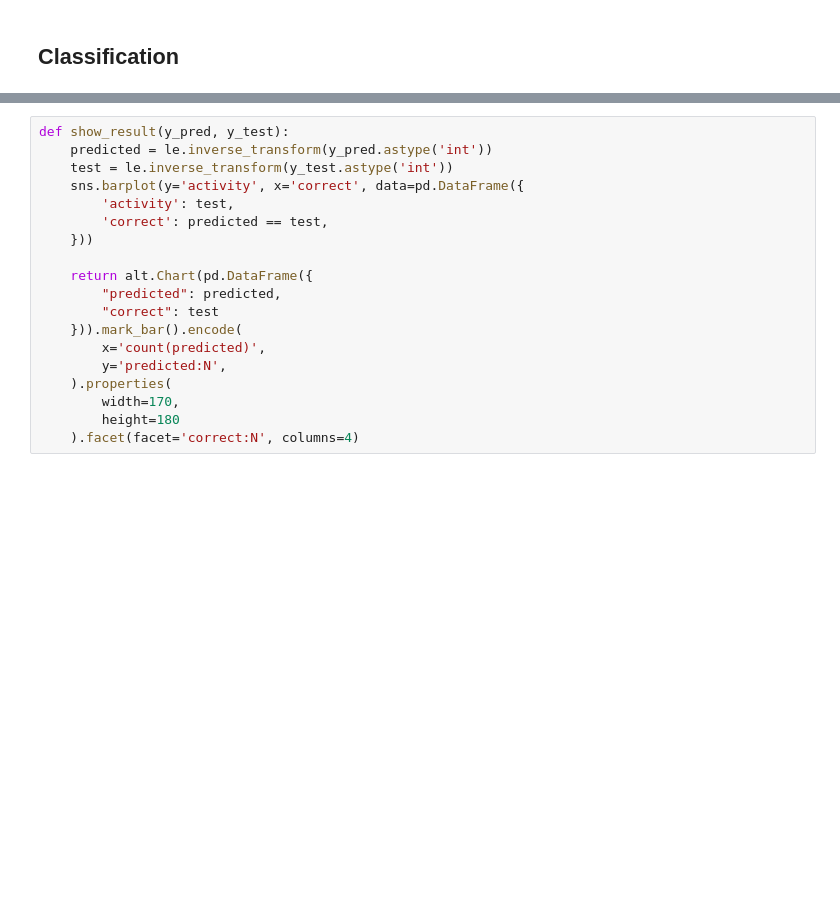
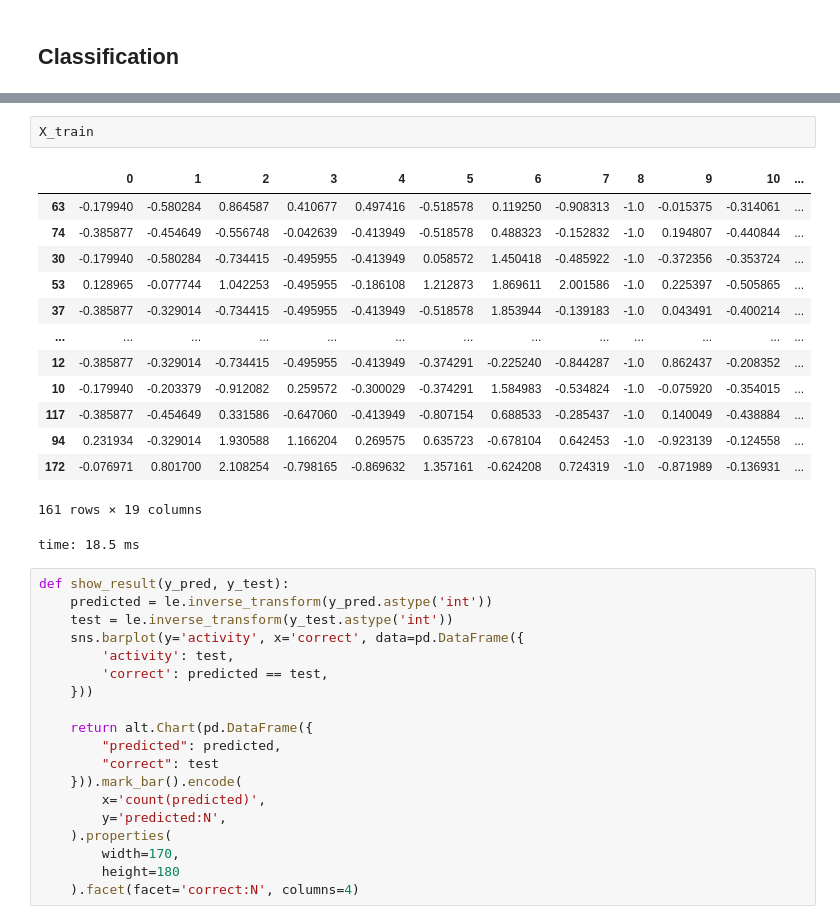
Before and after one commit to Midren/ActivityClassification, a Jupyter notebook: project.ipynb, the cells around one changed output, grey strips where cells are left out. Cells and saved outputs as stored; diff of their text form; blank space fills up the shorter version.

```diff
--- a/project.ipynb
+++ b/project.ipynb
@@ -620,3 +609,20 @@ time: 5min 43s
+# %%
+X_train
+# %% [output]
+|  | 0 | 1 | 2 | 3 | 4 | 5 | 6 | 7 | 8 | 9 | 10 | ... |
+| 63 | -0.179940 | -0.580284 | 0.864587 | 0.410677 | 0.497416 | -0.518578 | 0.119250 | -0.908313 | -1.0 | -0.015375 | -0.314061 | ... |
+| 74 | -0.385877 | -0.454649 | -0.556748 | -0.042639 | -0.413949 | -0.518578 | 0.488323 | -0.152832 | -1.0 | 0.194807 | -0.440844 | ... |
+| 30 | -0.179940 | -0.580284 | -0.734415 | -0.495955 | -0.413949 | 0.058572 | 1.450418 | -0.485922 | -1.0 | -0.372356 | -0.353724 | ... |
+| 53 | 0.128965 | -0.077744 | 1.042253 | -0.495955 | -0.186108 | 1.212873 | 1.869611 | 2.001586 | -1.0 | 0.225397 | -0.505865 | ... |
+| 37 | -0.385877 | -0.329014 | -0.734415 | -0.495955 | -0.413949 | -0.518578 | 1.853944 | -0.139183 | -1.0 | 0.043491 | -0.400214 | ... |
+| ... | ... | ... | ... | ... | ... | ... | ... | ... | ... | ... | ... | ... |
+| 12 | -0.385877 | -0.329014 | -0.734415 | -0.495955 | -0.413949 | -0.374291 | -0.225240 | -0.844287 | -1.0 | 0.862437 | -0.208352 | ... |
+| 10 | -0.179940 | -0.203379 | -0.912082 | 0.259572 | -0.300029 | -0.374291 | 1.584983 | -0.534824 | -1.0 | -0.075920 | -0.354015 | ... |
+| 117 | -0.385877 | -0.454649 | 0.331586 | -0.647060 | -0.413949 | -0.807154 | 0.688533 | -0.285437 | -1.0 | 0.140049 | -0.438884 | ... |
+| 94 | 0.231934 | -0.329014 | 1.930588 | 1.166204 | 0.269575 | 0.635723 | -0.678104 | 0.642453 | -1.0 | -0.923139 | -0.124558 | ... |
+| 172 | -0.076971 | 0.801700 | 2.108254 | -0.798165 | -0.869632 | 1.357161 | -0.624208 | 0.724319 | -1.0 | -0.871989 | -0.136931 | ... |
+161 rows × 19 columns
+time: 18.5 ms
 # %%
 def show_result(y_pred, y_test):
     predicted = le.inverse_transform(y_pred.astype('int'))
```
Also changed, not shown: parts of 16 cells of this notebook.
